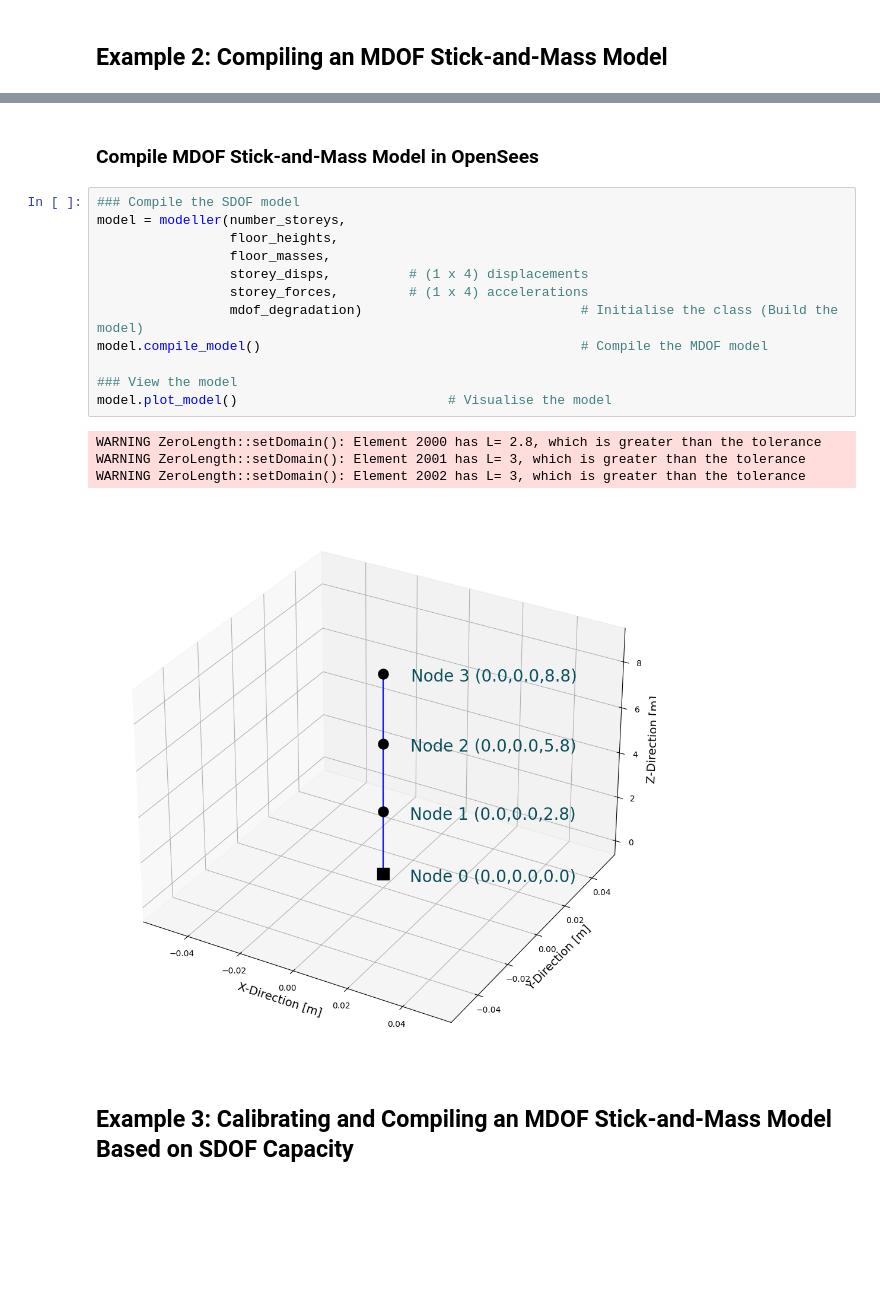
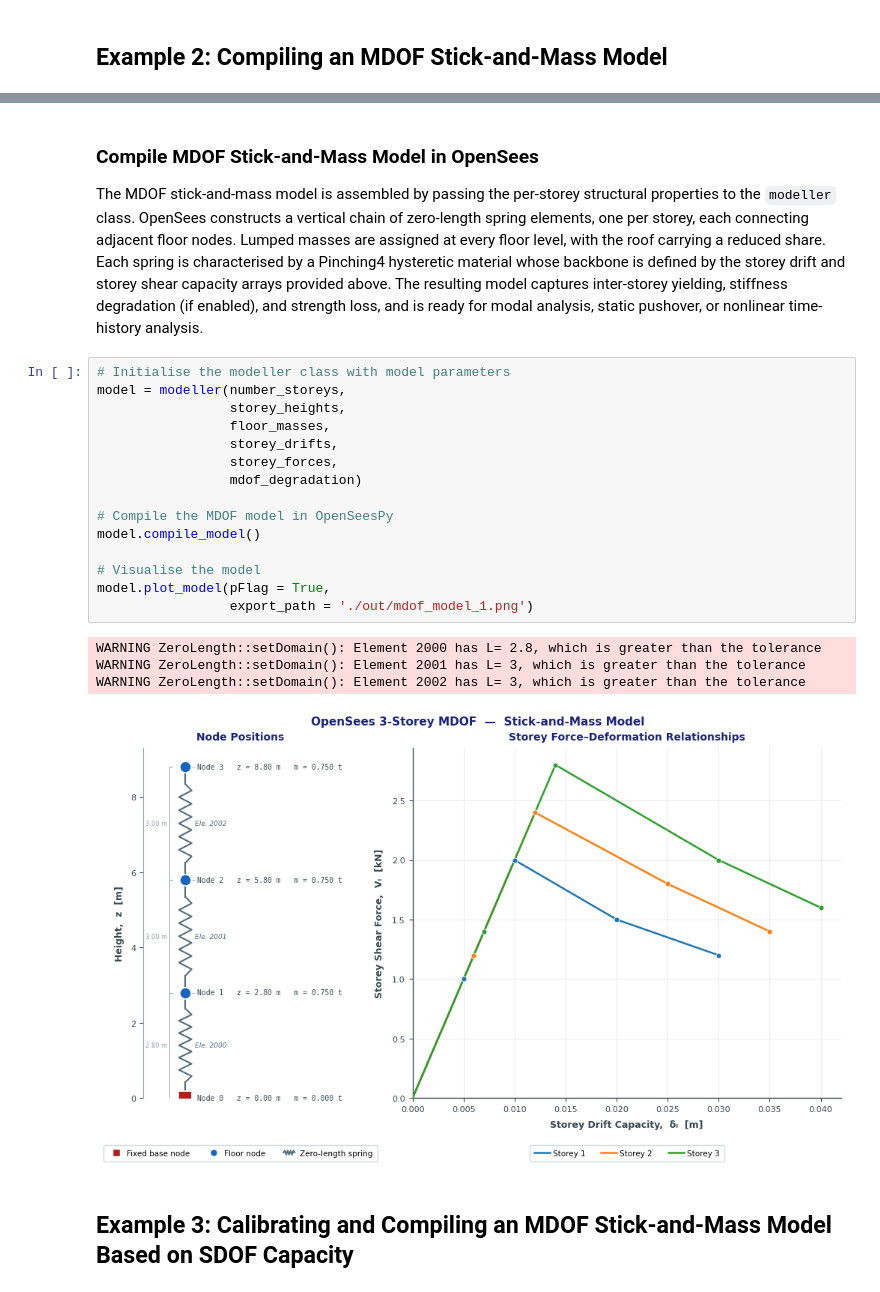
Before and after one commit to mgrubisic/oq-vmtk, a Jupyter notebook: demos/ModelCompilation/ModelCompilation.ipynb, the cells around one changed output, grey strips where cells are left out. Saved outputs shown, nothing was run; the diff lists cells and outputs as text; blank space fills up the shorter version.

```diff
--- a/demos/ModelCompilation/ModelCompilation.ipynb
+++ b/demos/ModelCompilation/ModelCompilation.ipynb
@@ -102,22 +121,27 @@ mdof_degradation = True
 # %% [markdown]
 ### Compile MDOF Stick-and-Mass Model in OpenSees ###
+
+The MDOF stick-and-mass model is assembled by passing the per-storey structural properties to the `modeller` class. OpenSees constructs a vertical chain of zero-length spring elements, one per storey, each connecting adjacent floor nodes. Lumped masses are assigned at every floor level, with the roof carrying a reduced share. Each spring is characterised by a Pinching4 hysteretic material whose backbone is defined by the storey drift and storey shear capacity arrays provided above. The resulting model captures inter-storey yielding, stiffness degradation (if enabled), and strength loss, and is ready for modal analysis, static pushover, or nonlinear time-history analysis.
 # %%
-### Compile the SDOF model
+# Initialise the modeller class with model parameters
 model = modeller(number_storeys,
-                 floor_heights,
+                 storey_heights,
                  floor_masses,
-                 storey_disps,          # (1 x 4) displacements
-                 storey_forces,         # (1 x 4) accelerations
-                 mdof_degradation)                            # Initialise the class (Build the model)
-model.compile_model()                                         # Compile the MDOF model
+                 storey_drifts,
+                 storey_forces,
+                 mdof_degradation)
 
-### View the model
-model.plot_model()                           # Visualise the model
+# Compile the MDOF model in OpenSeesPy
+model.compile_model()
+
+# Visualise the model
+model.plot_model(pFlag = True,
+                 export_path = './out/mdof_model_1.png')
 # %% [output]
 WARNING ZeroLength::setDomain(): Element 2000 has L= 2.8, which is greater than the tolerance
 WARNING ZeroLength::setDomain(): Element 2001 has L= 3, which is greater than the tolerance
 WARNING ZeroLength::setDomain(): Element 2002 has L= 3, which is greater than the tolerance
-[figure, old version]
+[figure, new version]
 # %% [markdown]
 ## Example 3: Calibrating and Compiling an MDOF Stick-and-Mass Model Based on SDOF Capacity ##
 # %% [markdown]
```
Also changed, not shown: parts of 13 cells of this notebook, 45 other files.
